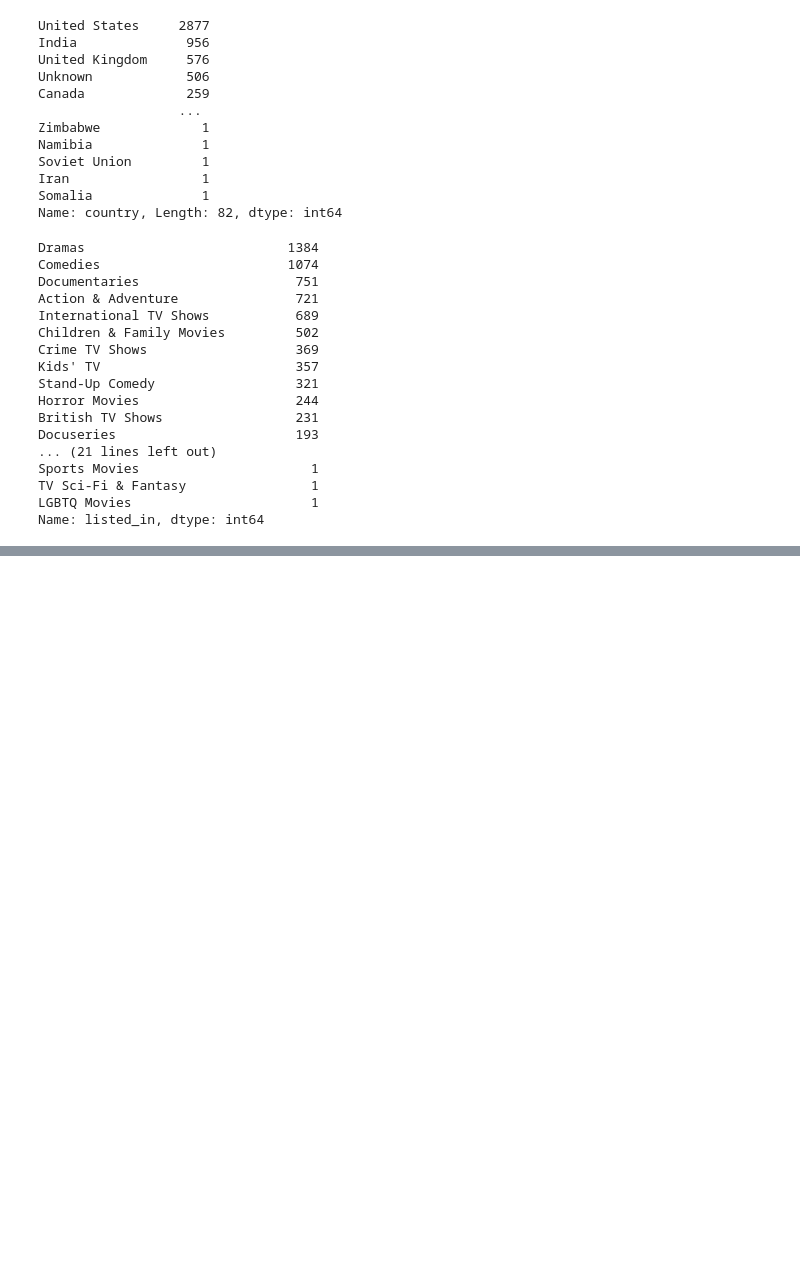
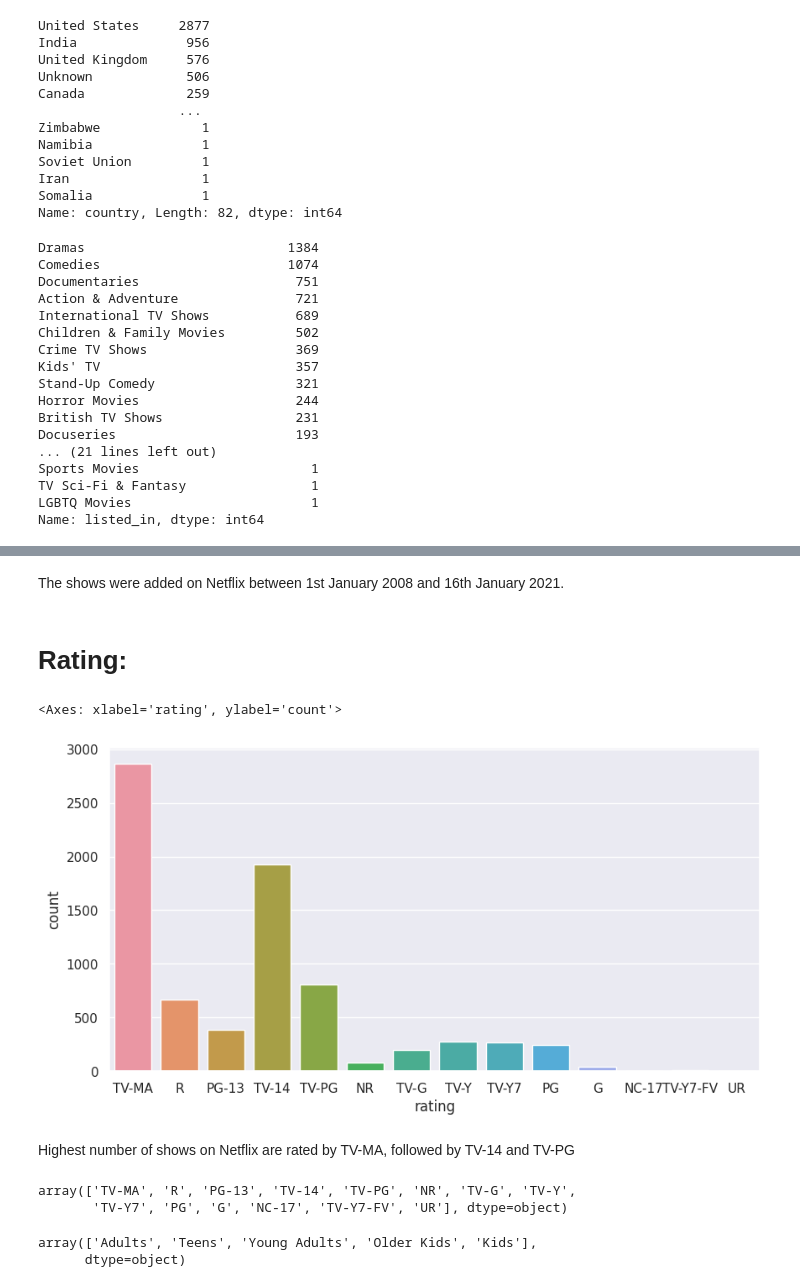
Before and after one commit to yamini1998m/Unsupervised-ML-Submission.ipynb, a Jupyter notebook: Unsupervised_ML_Submission.ipynb, the cells around one changed output, grey strips where cells are left out. Cells and saved outputs as stored; diff of their text form; code cells hidden in the pictures; blank space fills up the shorter version.

```diff
--- a/Unsupervised_ML_Submission.ipynb
+++ b/Unsupervised_ML_Submission.ipynb
@@ -405,0 +408,3 @@ Name: listed_in, dtype: int64
+# %%
+# Splitting the duration column, and changing the datatype to integer
+df['duration'] = df['duration'].apply(lambda x: int(x.split()[0]))
@@ -405,0 +460,3 @@ Name: listed_in, dtype: int64
+# %%
+# Typecasting 'date_added' from string to datetime
+df["date_added"] = pd.to_datetime(df['date_added'])
@@ -405,0 +468,46 @@ Name: listed_in, dtype: int64
+# %% [markdown]
+The shows were added on Netflix between 1st January 2008 and 16th January 2021.
+# %%
+# Adding new attributes month and year of date added
+
+df['month_added'] = df['date_added'].dt.month
+df['year_added'] = df['date_added'].dt.year
+df.drop('date_added', axis=1, inplace=True)
+# %% [markdown]
+#  Rating:
+# %%
+# Age ratings for shows in the dataset
+plt.figure(figsize=(10,5))
+sns.countplot(x='rating',data=df)
+# %% [output]
+<Axes: xlabel='rating', ylabel='count'>
+[figure, added]
+# %% [markdown]
+Highest number of shows on Netflix are rated by TV-MA, followed by TV-14 and TV-PG
+# %%
+# Age ratings
+df.rating.unique()
+# %% [output]
+array(['TV-MA', 'R', 'PG-13', 'TV-14', 'TV-PG', 'NR', 'TV-G', 'TV-Y',
+       'TV-Y7', 'PG', 'G', 'NC-17', 'TV-Y7-FV', 'UR'], dtype=object)
+# %%
+rating_map = {'TV-MA':'Adults',
+              'R':'Adults',
+              'PG-13':'Teens',
+              'TV-14':'Young Adults',
+              'TV-PG':'Older Kids',
+              'NR':'Adults',
+              'TV-G':'Kids',
+              'TV-Y':'Kids',
+              'TV-Y7':'Older Kids',
+              'PG':'Older Kids',
+              'G':'Kids',
+              'NC-17':'Adults',
+              'TV-Y7-FV':'Older Kids',
+              'UR':'Adults'}
+
+df['rating'].replace(rating_map, inplace = True)
+df['rating'].unique()
+# %% [output]
+array(['Adults', 'Teens', 'Young Adults', 'Older Kids', 'Kids'],
+      dtype=object)
```
Also changed, not shown: parts of 60 cells of this notebook.
